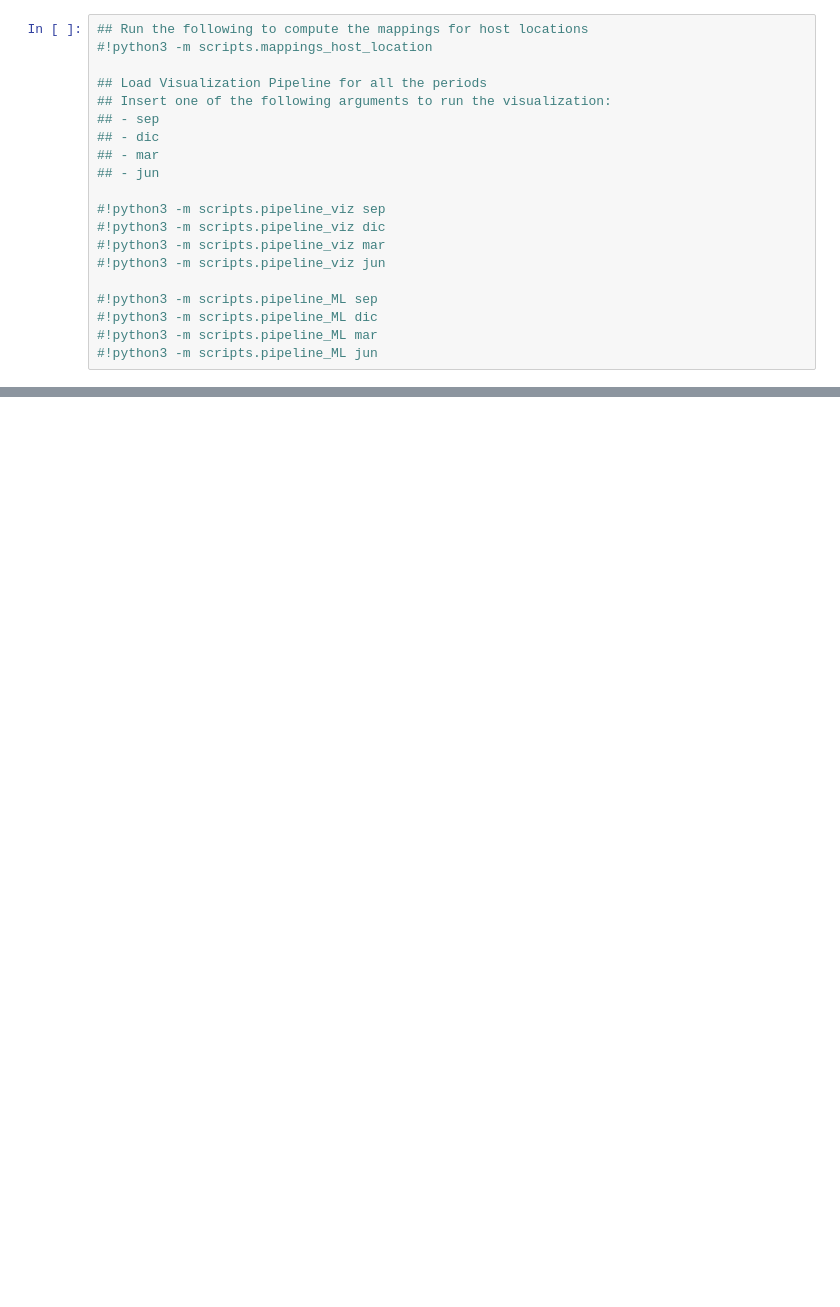
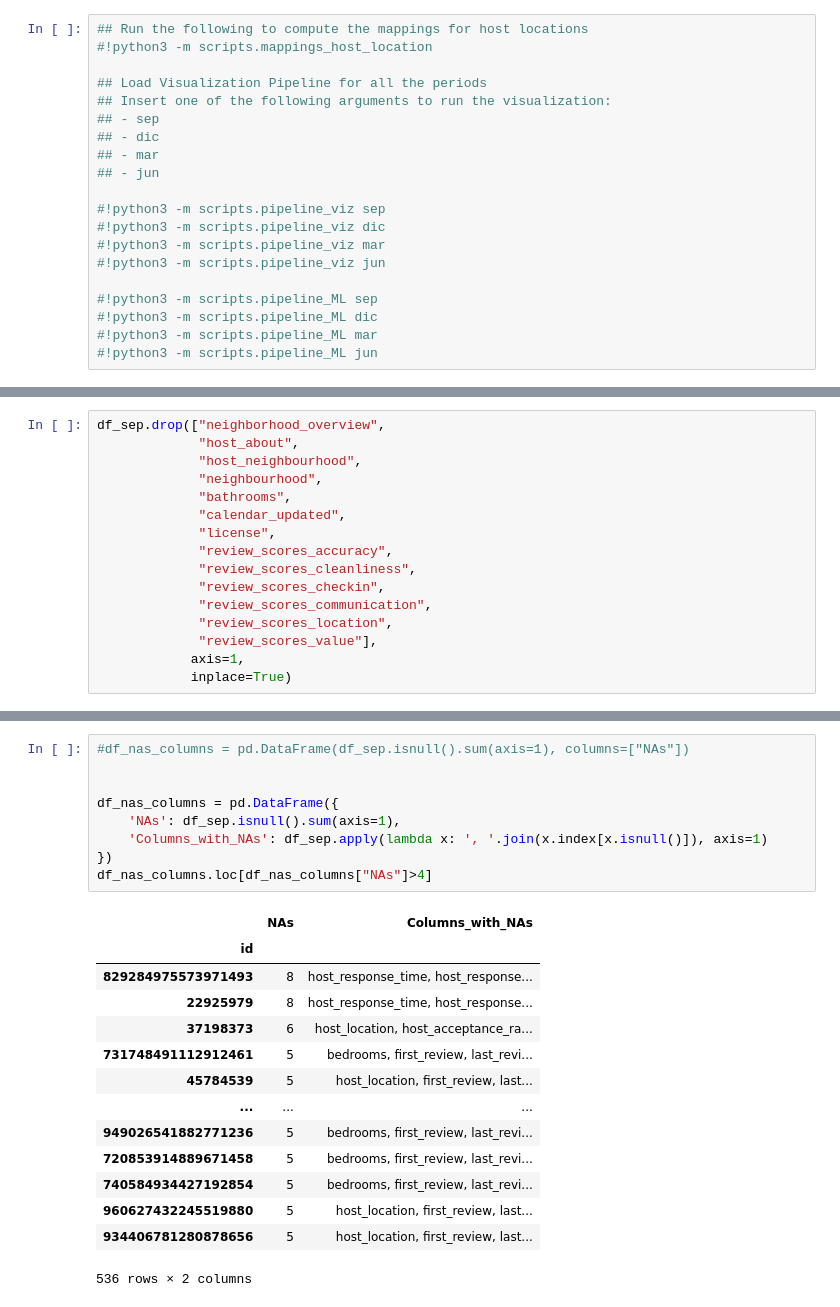
Before and after one commit to FiliTol/price-forecast, a Jupyter notebook: main.ipynb, the cells around one changed output, grey strips where cells are left out. Saved outputs shown, nothing was run; the diff lists cells and outputs as text; blank space fills up the shorter version.

Commit message:
# Update
cleaning and feature engineering for isolated datasets:
- dropping null values columns
- dropping rows with too many nulls
- regex for amenities remapping
- minor changes

```diff
--- a/main.ipynb
+++ b/main.ipynb
@@ -43,0 +61,16 @@ df.shape
+# %%
+df_sep.drop(["neighborhood_overview",
+             "host_about",
+             "host_neighbourhood",
+             "neighbourhood",
+             "bathrooms",
+             "calendar_updated",
+             "license",
+             "review_scores_accuracy",
+             "review_scores_cleanliness",
+             "review_scores_checkin",
+             "review_scores_communication",
+             "review_scores_location",
+             "review_scores_value"],
+            axis=1,
+            inplace=True)
@@ -43,0 +122,24 @@ df.shape
+# %%
+#df_nas_columns = pd.DataFrame(df_sep.isnull().sum(axis=1), columns=["NAs"])
+
+
+df_nas_columns = pd.DataFrame({
+    'NAs': df_sep.isnull().sum(axis=1),
+    'Columns_with_NAs': df_sep.apply(lambda x: ', '.join(x.index[x.isnull()]), axis=1)
+})
+df_nas_columns.loc[df_nas_columns["NAs"]>4]
+# %% [output]
+|  | NAs | Columns_with_NAs |
+| id |  |  |
+| 829284975573971493 | 8 | host_response_time, host_response... |
+| 22925979 | 8 | host_response_time, host_response... |
+| 37198373 | 6 | host_location, host_acceptance_ra... |
+| 731748491112912461 | 5 | bedrooms, first_review, last_revi... |
+| 45784539 | 5 | host_location, first_review, last... |
+| ... | ... | ... |
+| 949026541882771236 | 5 | bedrooms, first_review, last_revi... |
+| 720853914889671458 | 5 | bedrooms, first_review, last_revi... |
+| 740584934427192854 | 5 | bedrooms, first_review, last_revi... |
+| 960627432245519880 | 5 | host_location, first_review, last... |
+| 934406781280878656 | 5 | host_location, first_review, last... |
+536 rows × 2 columns
```
Also changed, not shown: parts of 31 cells of this notebook, 5 other files.
